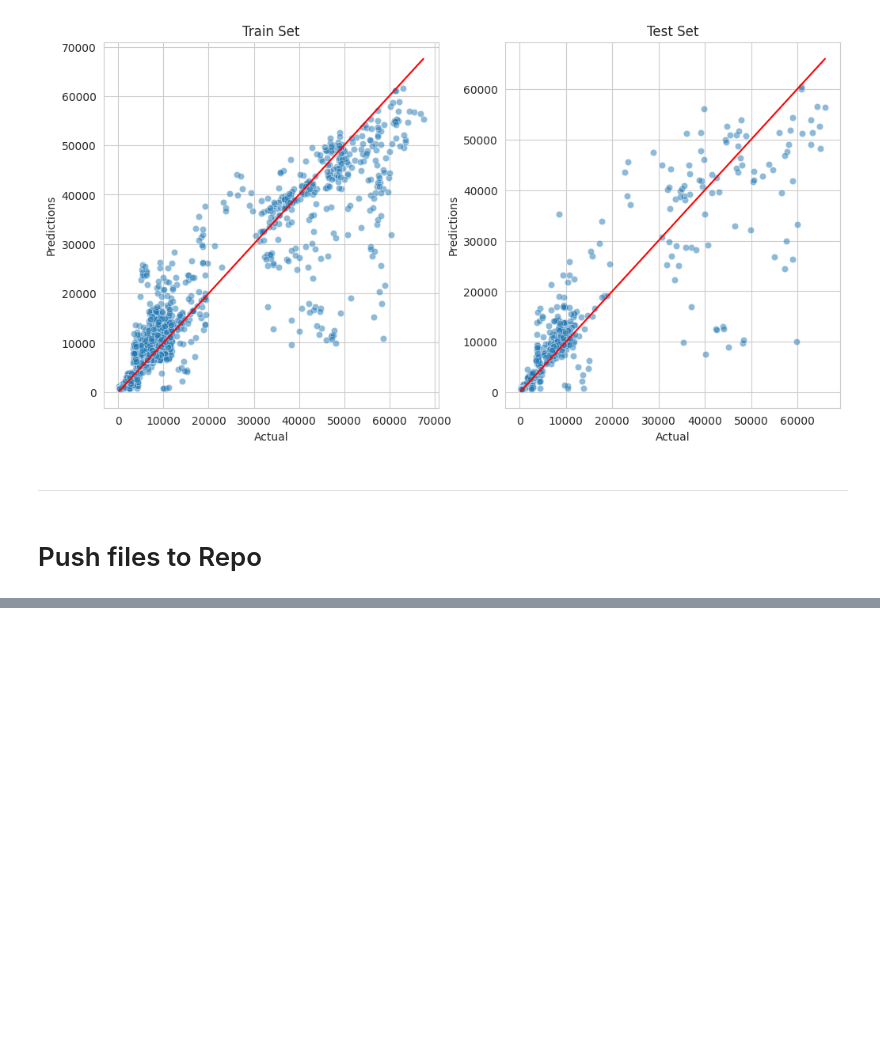
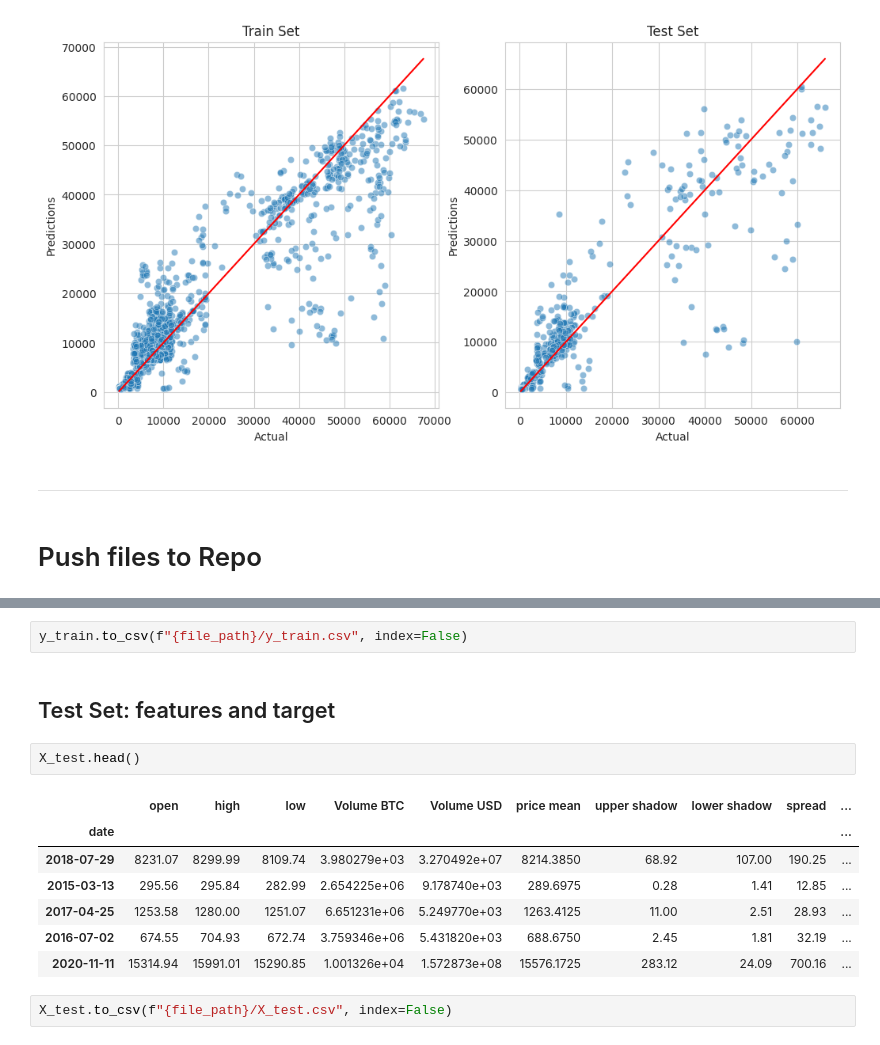
Before and after one commit to Cosmin1907/bitcoin-forecast, a Jupyter notebook: jupyter_notebooks/05 - Modeling and Evaluation - Predict Close.ipynb, the cells around one changed output, grey strips where cells are left out. Drawn from its saved outputs; the diff is of its cells as text; blank space fills up the shorter version.

```diff
--- a/jupyter_notebooks/05 - Modeling and Evaluation - Predict Close.ipynb
+++ b/jupyter_notebooks/05 - Modeling and Evaluation - Predict Close.ipynb
@@ -484,0 +521,16 @@ except Exception as e:
+# %%
+y_train.to_csv(f"{file_path}/y_train.csv", index=False)
+# %% [markdown]
+## Test Set: features and target
+# %%
+X_test.head()
+# %% [output]
+|  | open | high | low | Volume BTC | Volume USD | price mean | upper shadow | lower shadow | spread | ... |
+| date |  |  |  |  |  |  |  |  |  | ... |
+| 2018-07-29 | 8231.07 | 8299.99 | 8109.74 | 3.980279e+03 | 3.270492e+07 | 8214.3850 | 68.92 | 107.00 | 190.25 | ... |
+| 2015-03-13 | 295.56 | 295.84 | 282.99 | 2.654225e+06 | 9.178740e+03 | 289.6975 | 0.28 | 1.41 | 12.85 | ... |
+| 2017-04-25 | 1253.58 | 1280.00 | 1251.07 | 6.651231e+06 | 5.249770e+03 | 1263.4125 | 11.00 | 2.51 | 28.93 | ... |
+| 2016-07-02 | 674.55 | 704.93 | 672.74 | 3.759346e+06 | 5.431820e+03 | 688.6750 | 2.45 | 1.81 | 32.19 | ... |
+| 2020-11-11 | 15314.94 | 15991.01 | 15290.85 | 1.001326e+04 | 1.572873e+08 | 15576.1725 | 283.12 | 24.09 | 700.16 | ... |
+# %%
+X_test.to_csv(f"{file_path}/X_test.csv", index=False)
```
Also changed, not shown: parts of 19 cells of this notebook, 6 other files.
